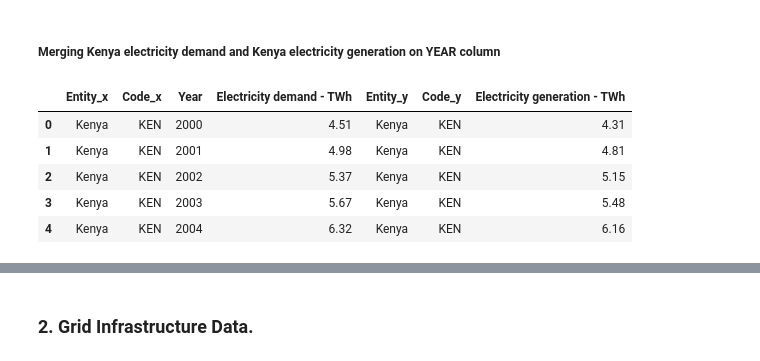
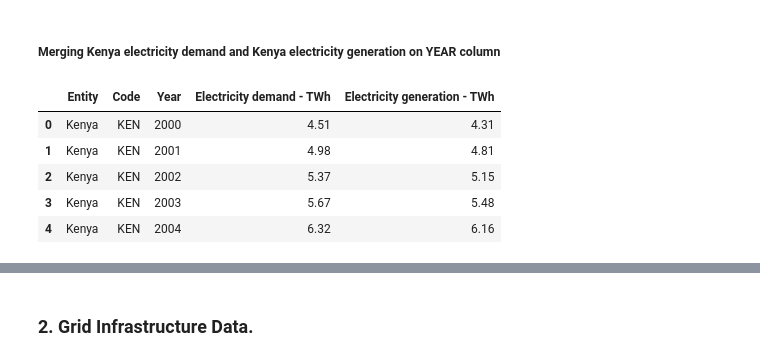
Before and after one commit to DavidGathimbaM/Energy-Access-and-Electrification-planning, a Jupyter notebook: group_workbook/Peter.ipynb, the cells around one changed output, grey strips where cells are left out. Saved outputs shown, nothing was run; the diff lists cells and outputs as text; code cells hidden in the pictures.

```diff
--- a/group_workbook/Peter.ipynb
+++ b/group_workbook/Peter.ipynb
@@ -173,12 +175,12 @@ ke_electricity_generation.shape
 # %% [markdown]
 ##### **Merging Kenya electricity demand and Kenya electricity generation on YEAR column**
 # %%
-merged_df = pd.merge(ke_electricity_demand, ke_electricity_generation, on='Year', how='inner')
+merged_df = pd.merge(ke_electricity_demand, ke_electricity_generation, on=['Year', 'Code', 'Entity'], how='inner')
 merged_df.head()
 # %% [output]
-|  | Entity_x | Code_x | Year | Electricity demand - TWh | Entity_y | Code_y | Electricity generation - TWh |
-| 0 | Kenya | KEN | 2000 | 4.51 | Kenya | KEN | 4.31 |
-| 1 | Kenya | KEN | 2001 | 4.98 | Kenya | KEN | 4.81 |
-| 2 | Kenya | KEN | 2002 | 5.37 | Kenya | KEN | 5.15 |
-| 3 | Kenya | KEN | 2003 | 5.67 | Kenya | KEN | 5.48 |
-| 4 | Kenya | KEN | 2004 | 6.32 | Kenya | KEN | 6.16 |
+|  | Entity | Code | Year | Electricity demand - TWh | Electricity generation - TWh |
+| 0 | Kenya | KEN | 2000 | 4.51 | 4.31 |
+| 1 | Kenya | KEN | 2001 | 4.98 | 4.81 |
+| 2 | Kenya | KEN | 2002 | 5.37 | 5.15 |
+| 3 | Kenya | KEN | 2003 | 5.67 | 5.48 |
+| 4 | Kenya | KEN | 2004 | 6.32 | 6.16 |
```
Also changed, not shown: parts of 11 cells of this notebook.
